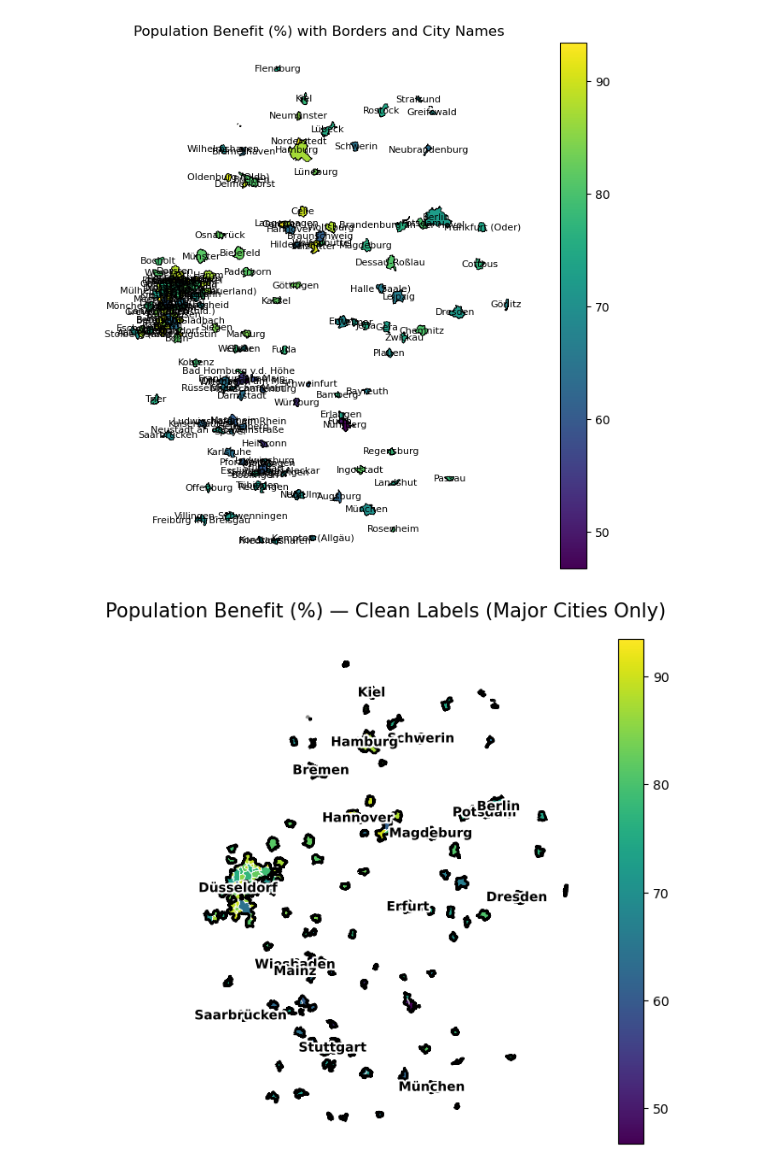
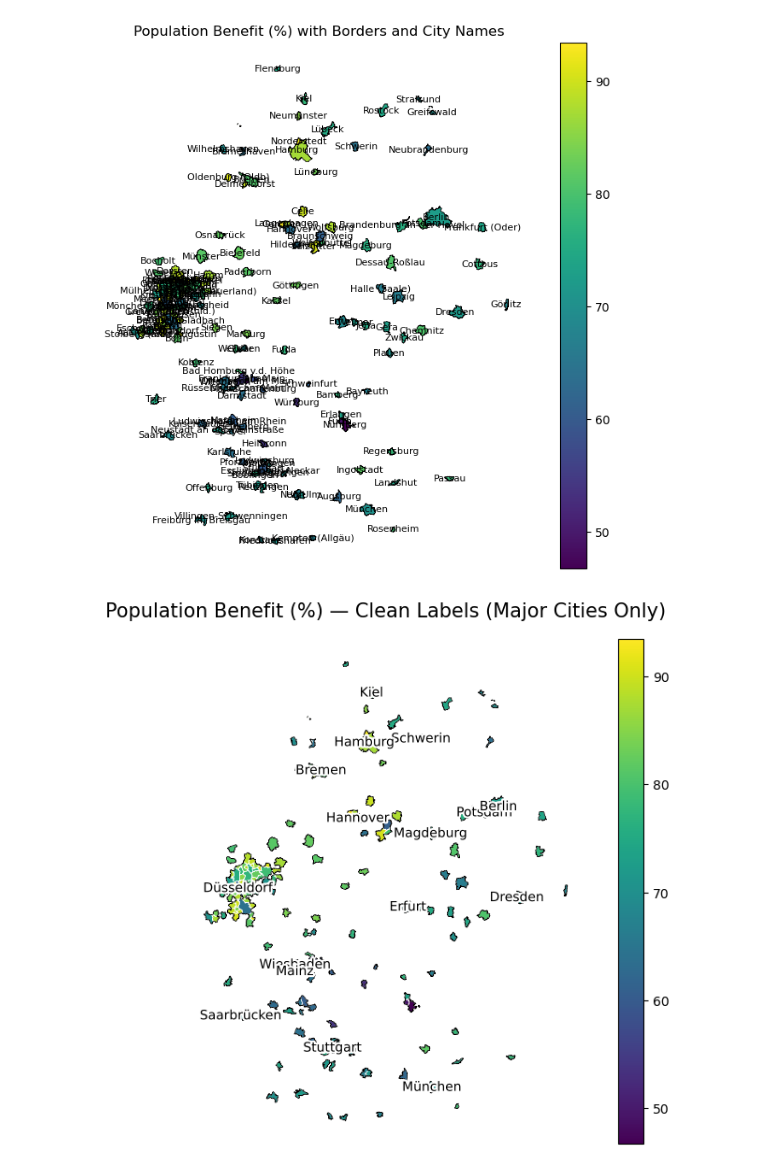
Before and after one commit to ioer-dresden/jupyter-book-ioerdata, a Jupyter notebook: notebooks/ioerdata_api/03_basic_visualization.ipynb, the cells around one changed output. Saved outputs shown, nothing was run; the diff lists cells and outputs as text; code cells hidden in the pictures.

```diff
--- a/notebooks/ioerdata_api/03_basic_visualization.ipynb
+++ b/notebooks/ioerdata_api/03_basic_visualization.ipynb
@@ -127,36 +127,36 @@ country_outline = gdf.dissolve().boundary
 # Plot
 fig, ax = plt.subplots(figsize=(9, 7))
 
 gdf.plot(
     column=value_col,
     ax=ax,
     cmap="viridis",
     legend=True,
     edgecolor="none",
     missing_kwds={"color": "lightgrey"}
 )
 
 city_borders.plot(ax=ax, linewidth=0.4, color="white", alpha=0.9)
-country_outline.plot(ax=ax, linewidth=1.8, color="black")
+country_outline.plot(ax=ax, linewidth=0.5, color="black")
 
 # Add clean labels (with white halo)
 if len(label_gdf) > 0:
     pts = label_gdf.geometry.representative_point()
     for x, y, name in zip(pts.x, pts.y, label_gdf[name_col].astype(str)):
         txt = ax.text(
             x, y, name,
-            fontsize=10, fontweight="bold",
+            fontsize=10, fontweight="regular",
             ha="center", va="center",
             color="black",
             zorder=10
         )
         txt.set_path_effects([pe.withStroke(linewidth=3, foreground="white")])
 
 ax.set_title("Population Benefit (%) — Clean Labels (Major Cities Only)", fontsize=15)
 ax.set_axis_off()
 plt.show()
 # %% [output]
-[figure, old version]
+[figure, new version]
 # %%
 # --- Alternative clean labels cell (automatic): label only the TOP N areas to avoid clutter ---
 # Useful when you don't want a manual list.
```
Also changed, not shown: parts of 2 cells of this notebook.
